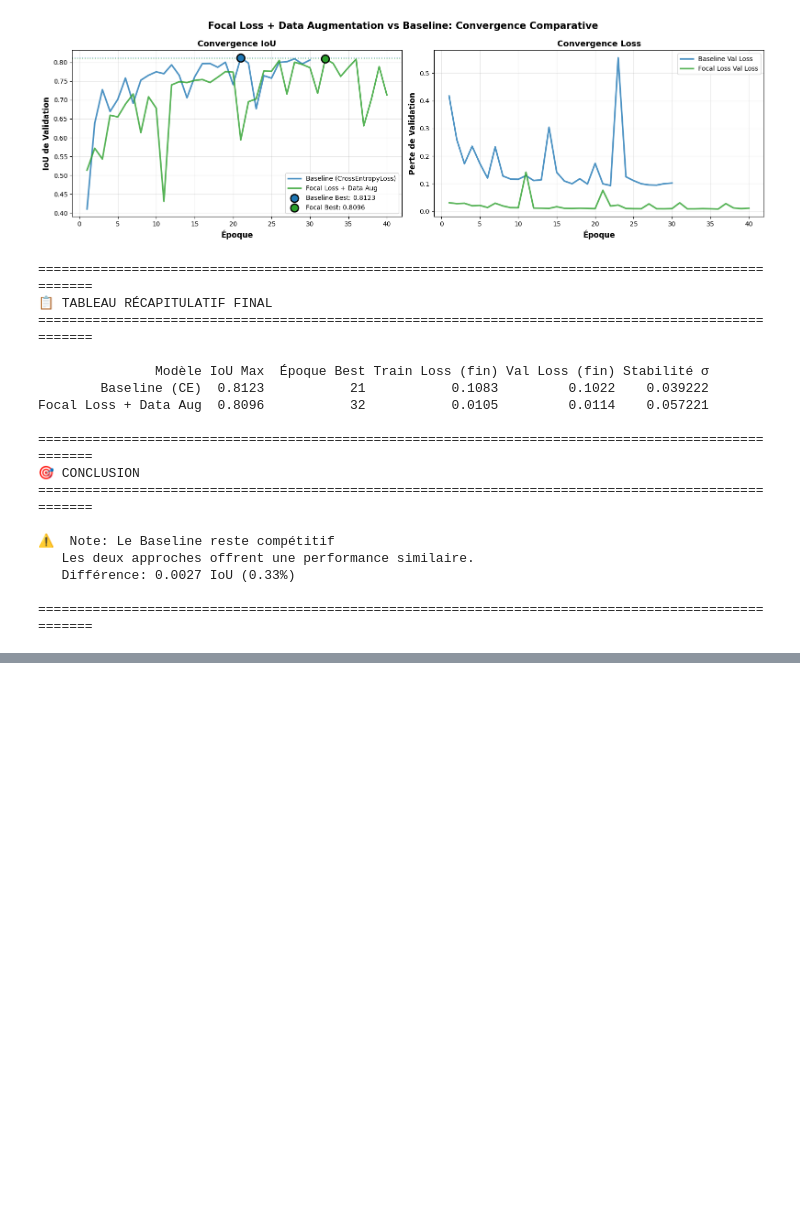
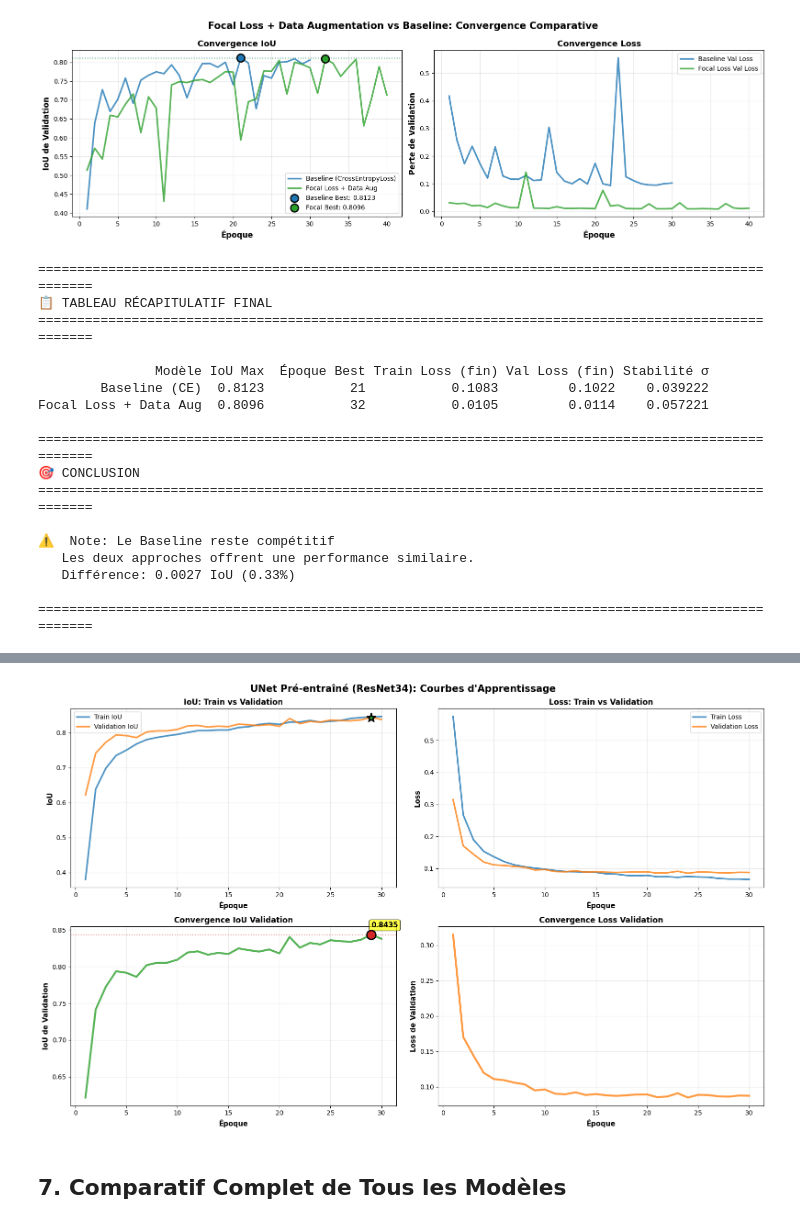
Before and after one commit to victorcamps70/deep-datachallenge, a Jupyter notebook: presentation.ipynb, the cells around one changed output, grey strips where cells are left out. Saved outputs shown, nothing was run; the diff lists cells and outputs as text; code cells hidden in the pictures; blank space fills up the shorter version.

Commit message:
Exploration des données rédigée

```diff
--- a/presentation.ipynb
+++ b/presentation.ipynb
@@ -1723,0 +1796,62 @@ Focal Loss + Data Aug  0.8096           32           0.0105         0.0114    0.
+# %%
+import matplotlib.pyplot as plt
+import numpy as np
+# Visualisation: Courbes du modèle pré-entraîné
+if pretrained_history.get('val_iou'):
+    fig, axes = plt.subplots(2, 2, figsize=(16, 10))
+    fig.suptitle('UNet Pré-entraîné (ResNet34): Courbes d\'Apprentissage', fontsize=15, fontweight='bold')
+
+    epochs = range(1, len(pretrained_history['val_iou']) + 1)
+
+    # IoU Train vs Validation
+    ax1 = axes[0, 0]
+    ax1.plot(epochs, pretrained_history['train_iou'], linewidth=2.5, label='Train IoU', color='#1f77b4', alpha=0.8)
+    ax1.plot(epochs, pretrained_history['val_iou'], linewidth=2.5, label='Validation IoU', color='#ff7f0e', alpha=0.8)
+    ax1.scatter([np.argmax(pretrained_history['val_iou']) + 1], [max(pretrained_history['val_iou'])],
+               s=200, color='#2ca02c', zorder=5, marker='*', edgecolor='black', linewidth=2)
+    ax1.set_xlabel('Époque', fontsize=11, fontweight='bold')
+    ax1.set_ylabel('IoU', fontsize=11, fontweight='bold')
+    ax1.set_title('IoU: Train vs Validation', fontweight='bold')
+    ax1.legend(fontsize=10)
+    ax1.grid(alpha=0.3)
+
+    # Loss Train vs Validation
+    ax2 = axes[0, 1]
+    ax2.plot(epochs, pretrained_history['train_loss'], linewidth=2.5, label='Train Loss', color='#1f77b4', alpha=0.8)
+    ax2.plot(epochs, pretrained_history['val_loss'], linewidth=2.5, label='Validation Loss', color='#ff7f0e', alpha=0.8)
+    ax2.set_xlabel('Époque', fontsize=11, fontweight='bold')
+    ax2.set_ylabel('Loss', fontsize=11, fontweight='bold')
+    ax2.set_title('Loss: Train vs Validation', fontweight='bold')
+    ax2.legend(fontsize=10)
+    ax2.grid(alpha=0.3)
+
+    # IoU seul
+    ax3 = axes[1, 0]
+    ax3.plot(epochs, pretrained_history['val_iou'], linewidth=3, label='Validation IoU', color='#2ca02c', alpha=0.8)
+    best_iou = max(pretrained_history['val_iou'])
+    best_epoch = np.argmax(pretrained_history['val_iou']) + 1
+    ax3.scatter([best_epoch], [best_iou], s=200, color='#d62728', zorder=5, edgecolor='black', linewidth=2)
+    ax3.axhline(y=best_iou, color='#d62728', linestyle=':', alpha=0.5)
+    ax3.text(best_epoch, best_iou + 0.01, f'{best_iou:.4f}', fontsize=11, fontweight='bold',
+            bbox=dict(boxstyle='round', facecolor='yellow', alpha=0.7))
+    ax3.set_xlabel('Époque', fontsize=11, fontweight='bold')
+    ax3.set_ylabel('IoU de Validation', fontsize=11, fontweight='bold')
+    ax3.set_title('Convergence IoU Validation', fontweight='bold')
+    ax3.grid(alpha=0.3)
+
+    # Loss seule
+    ax4 = axes[1, 1]
+    ax4.plot(epochs, pretrained_history['val_loss'], linewidth=3, label='Validation Loss', color='#ff7f0e', alpha=0.8)
+    ax4.set_xlabel('Époque', fontsize=11, fontweight='bold')
+    ax4.set_ylabel('Loss de Validation', fontsize=11, fontweight='bold')
+    ax4.set_title('Convergence Loss Validation', fontweight='bold')
+    ax4.grid(alpha=0.3)
+
+    plt.tight_layout()
+    plt.show()
+else:
+    print("❌ Impossible de visualiser: données non disponibles")
+# %% [output]
+[figure, added]
+# %% [markdown]
+## 7. Comparatif Complet de Tous les Modèles
```
Also changed, not shown: parts of 5 cells of this notebook, 16 other files.
